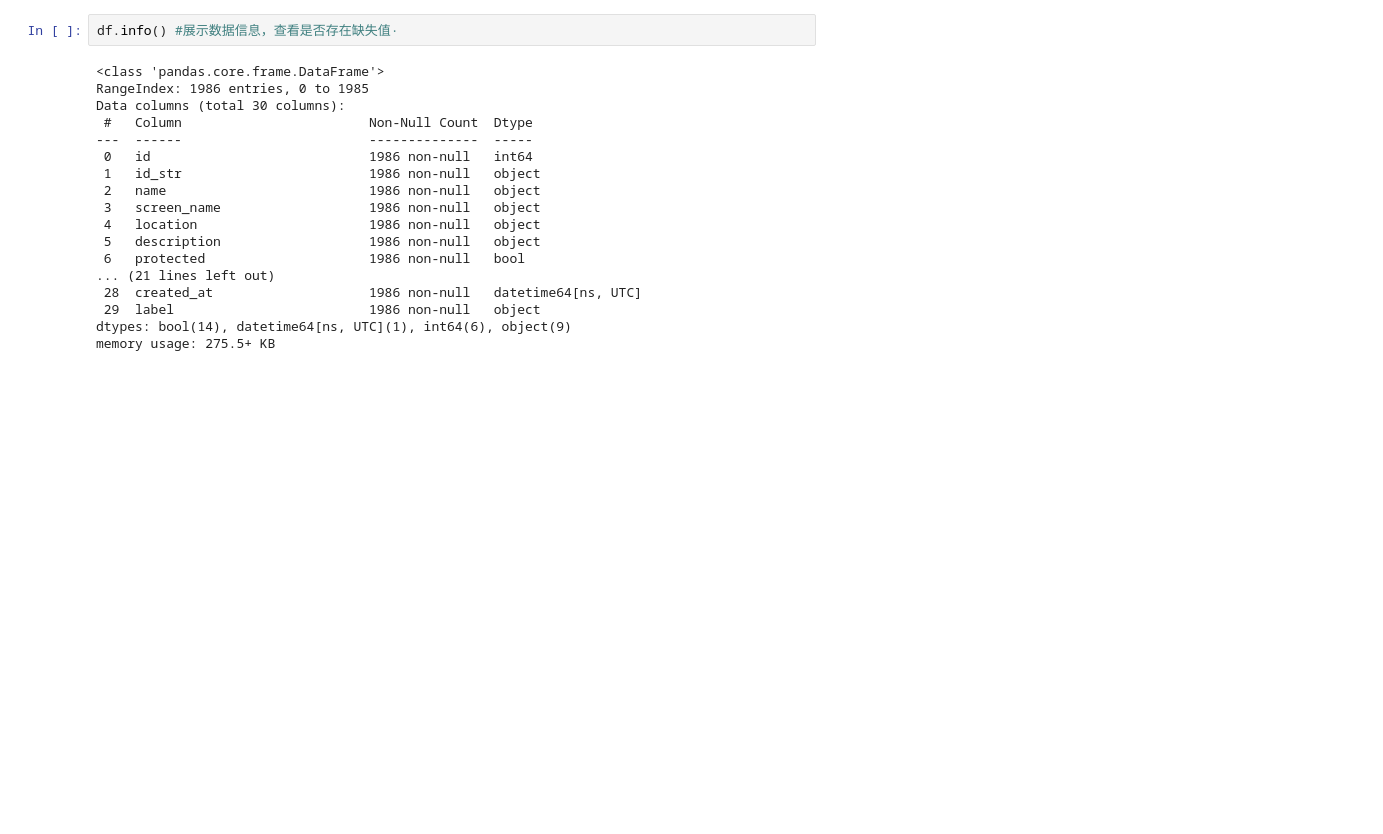
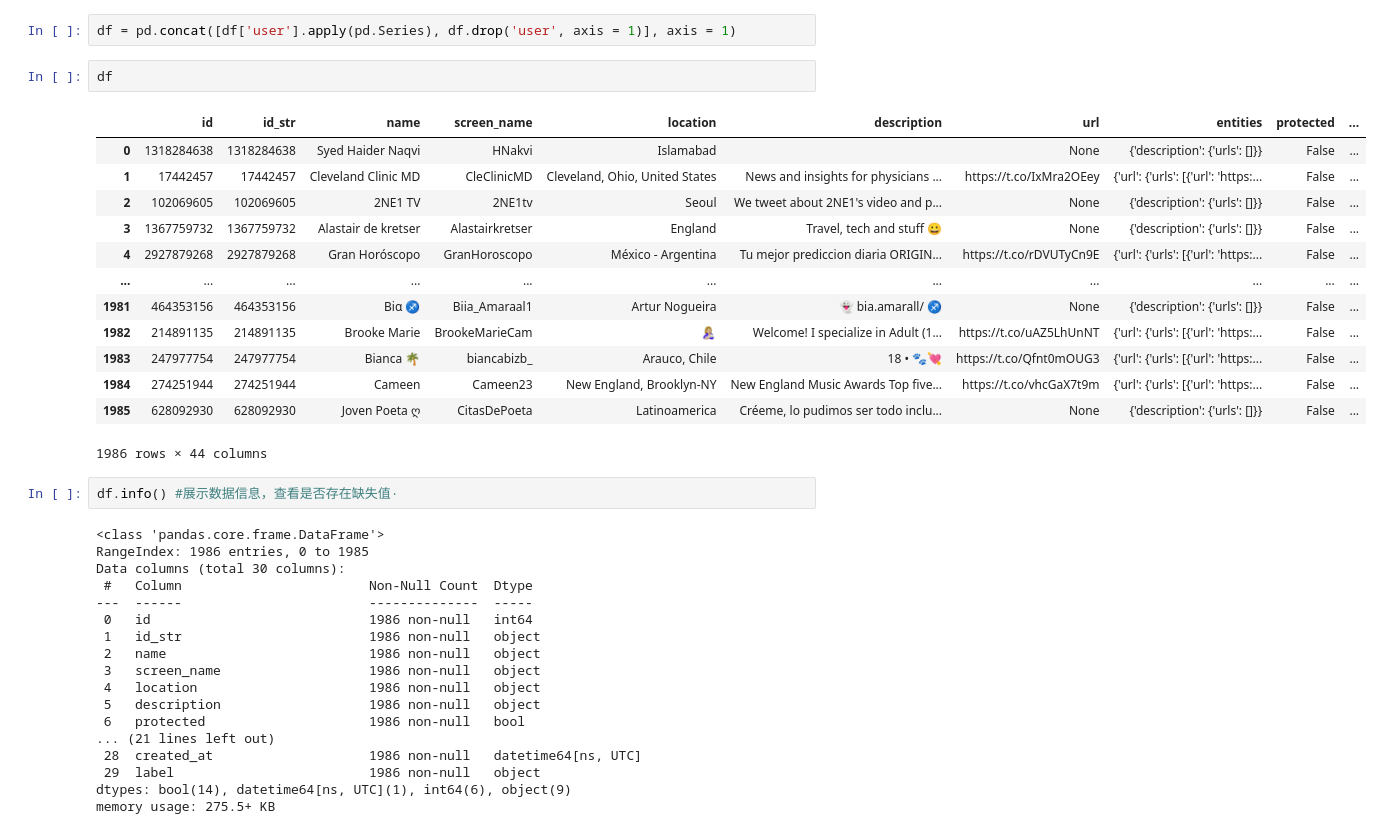
Before and after one commit to ustcchx/Machine-learning-code, a Jupyter notebook: lab5大杂烩/Untitled.ipynb, the cells around one changed output. Saved outputs shown, nothing was run; the diff lists cells and outputs as text; blank space fills up the shorter version.

```diff
--- a/lab5大杂烩/Untitled.ipynb
+++ b/lab5大杂烩/Untitled.ipynb
@@ -46,3 +71,21 @@ drop NULL 100% column
+# %%
+df = pd.concat([df['user'].apply(pd.Series), df.drop('user', axis = 1)], axis = 1)
+# %%
+df
+# %% [output]
+|  | id | id_str | name | screen_name | location | description | url | entities | protected | ... |
+| 0 | 1318284638 | 1318284638 | Syed Haider Naqvi | HNakvi | Islamabad |  | None | {'description': {'urls': []}} | False | ... |
+| 1 | 17442457 | 17442457 | Cleveland Clinic MD | CleClinicMD | Cleveland, Ohio, United States | News and insights for physicians ... | https://t.co/IxMra2OEey | {'url': {'urls': [{'url': 'https:... | False | ... |
+| 2 | 102069605 | 102069605 | 2NE1 TV | 2NE1tv | Seoul | We tweet about 2NE1's video and p... | None | {'description': {'urls': []}} | False | ... |
+| 3 | 1367759732 | 1367759732 | Alastair de kretser | Alastairkretser | England | Travel, tech and stuff 😀 | None | {'description': {'urls': []}} | False | ... |
+| 4 | 2927879268 | 2927879268 | Gran Horóscopo | GranHoroscopo | México - Argentina | Tu mejor prediccion diaria ORIGIN... | https://t.co/rDVUTyCn9E | {'url': {'urls': [{'url': 'https:... | False | ... |
+| ... | ... | ... | ... | ... | ... | ... | ... | ... | ... | ... |
+| 1981 | 464353156 | 464353156 | Biα ♐️ | Biia_Amaraal1 | Artur Nogueira | 👻 bia.amarall/ ♐️ | None | {'description': {'urls': []}} | False | ... |
+| 1982 | 214891135 | 214891135 | Brooke Marie | BrookeMarieCam | 🤱🏼 | Welcome! I specialize in Adult (1... | https://t.co/uAZ5LhUnNT | {'url': {'urls': [{'url': 'https:... | False | ... |
+| 1983 | 247977754 | 247977754 | Bianca 🌴 | biancabizb_ | Arauco, Chile | 18 • 🐾💘 | https://t.co/Qfnt0mOUG3 | {'url': {'urls': [{'url': 'https:... | False | ... |
+| 1984 | 274251944 | 274251944 | Cameen | Cameen23 | New England, Brooklyn-NY | New England Music Awards Top five... | https://t.co/vhcGaX7t9m | {'url': {'urls': [{'url': 'https:... | False | ... |
+| 1985 | 628092930 | 628092930 | Joven Poeta ღ | CitasDePoeta | Latinoamerica | Créeme, lo pudimos ser todo inclu... | None | {'description': {'urls': []}} | False | ... |
+1986 rows × 44 columns
 # %%
 df.info() #展示数据信息，查看是否存在缺失值·
 # %% [output]
```
Also changed, not shown: parts of 47 cells of this notebook.
